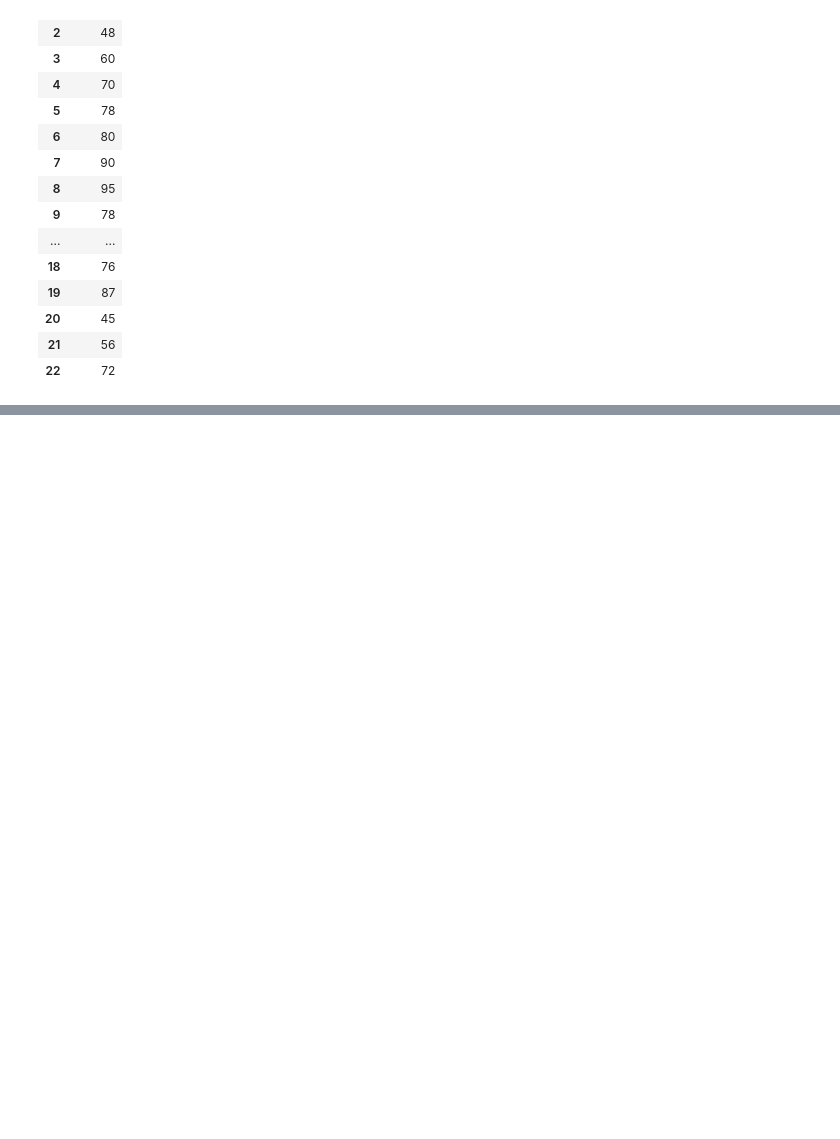
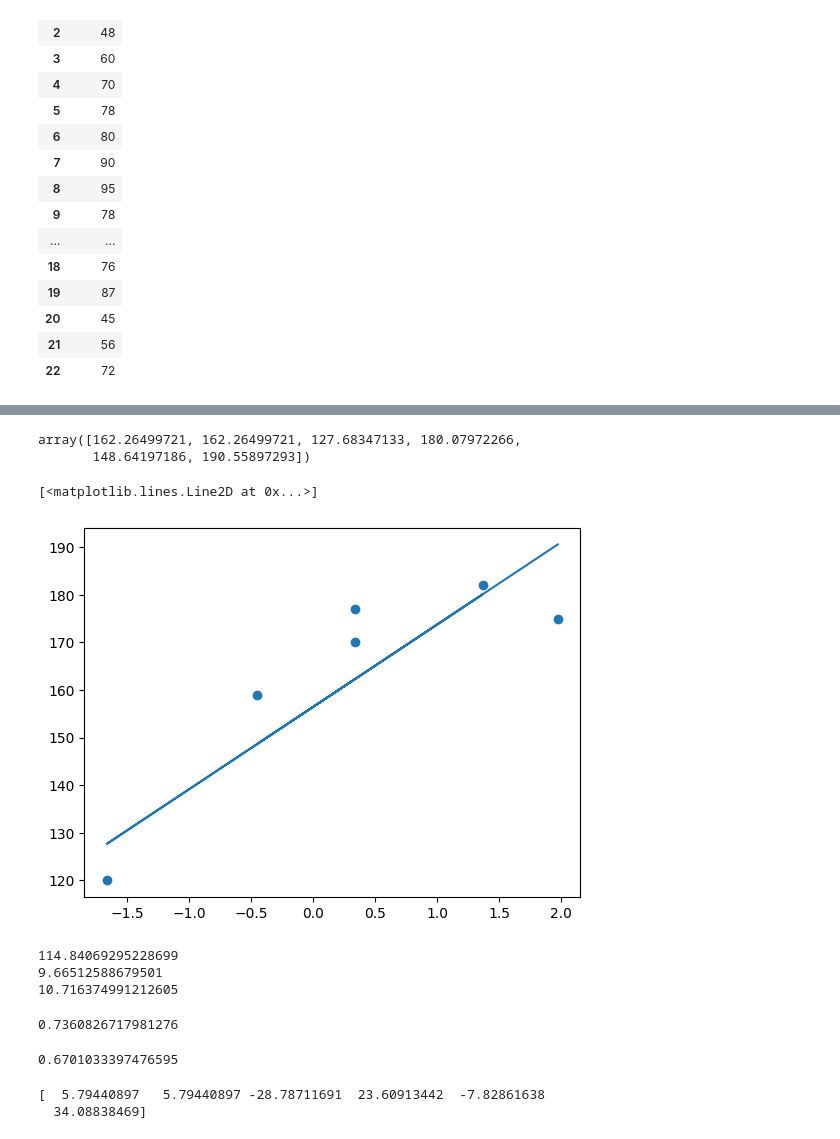
Before and after one commit to Keerthan04/Complete-ML-DL-NLP-Course-Content, a Jupyter notebook: ml_learning/3-Complete LR/Practical Learning/practicalSLR.ipynb, the cells around one changed output, grey strips where cells are left out. Cells and saved outputs as stored; diff of their text form; code cells hidden in the pictures; blank space fills up the shorter version.

```diff
--- a/ml_learning/3-Complete LR/Practical Learning/practicalSLR.ipynb
+++ b/ml_learning/3-Complete LR/Practical Learning/practicalSLR.ipynb
@@ -69,0 +117,52 @@ X
+# %%
+# prediction for the test data
+y_pred = regressor.predict(x_test)
+y_pred
+#prediction is done using y=mx+c with the m and c of the model above
+# %% [output]
+array([162.26499721, 162.26499721, 127.68347133, 180.07972266,
+       148.64197186, 190.55897293])
+# %%
+plt.scatter(x_test,y_test)
+plt.plot(x_test,y_pred)
+# %% [output]
+[<matplotlib.lines.Line2D at 0x...>]
+[figure, added]
+# %%
+# performance metrics
+from sklearn.metrics import mean_absolute_error,mean_squared_error
+mse = mean_squared_error(y_test,y_pred)
+mae= mean_absolute_error(y_test,y_pred)
+rmse = np.sqrt(mse)
+print(mse)
+print(mae)
+print(rmse)
+# %% [output]
+114.84069295228699
+9.66512588679501
+10.716374991212605
+# %%
+# getting r2
+from sklearn.metrics import r2_score
+r2 = r2_score(y_test,y_pred)
+print(r2)
+# %% [output]
+0.7360826717981276
+# %%
+# now adjusted r2
+n = len(x_test)
+p = x_test.shape[1]
+adj_r2 = 1-(1-r2)*(n-1)/(n-p-1)#formula for the adjusted r2
+print(adj_r2)
+# %% [output]
+0.6701033397476595
+# %%
+# doing with the OLS technique
+
+import statsmodels.api as sm
+model = sm.OLS(y_train,x_train).fit()
+prediction  = model.predict(x_test)
+print(prediction)
+# %% [output]
+[  5.79440897   5.79440897 -28.78711691  23.60913442  -7.82861638
+  34.08838469]
```
Also changed, not shown: parts of 11 cells of this notebook, 2 other files.
